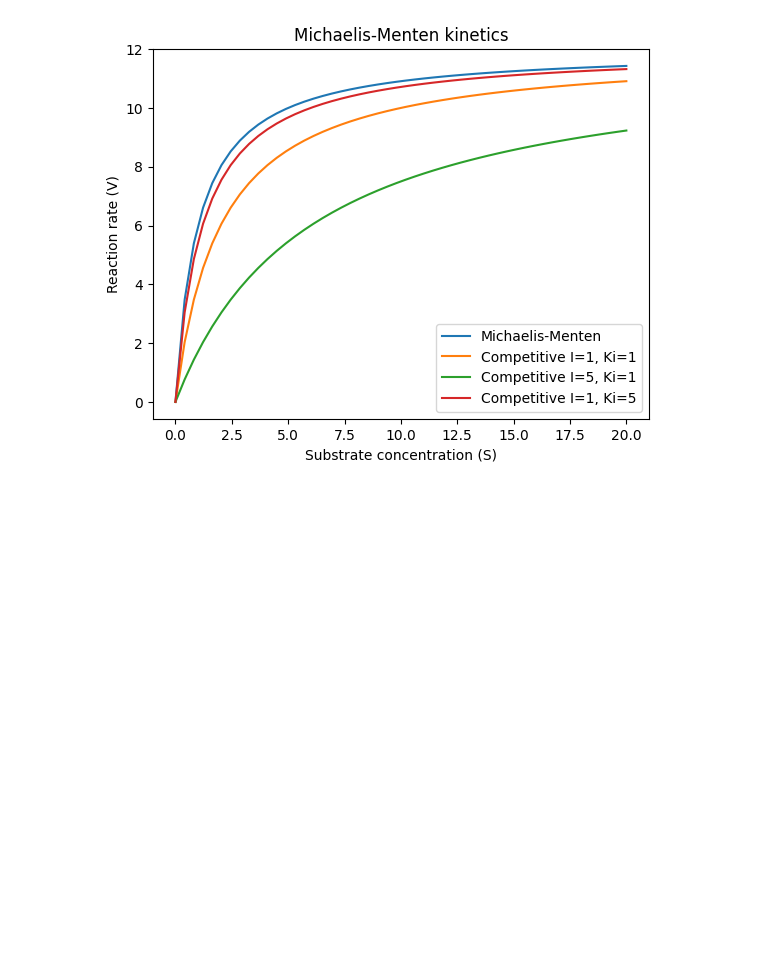
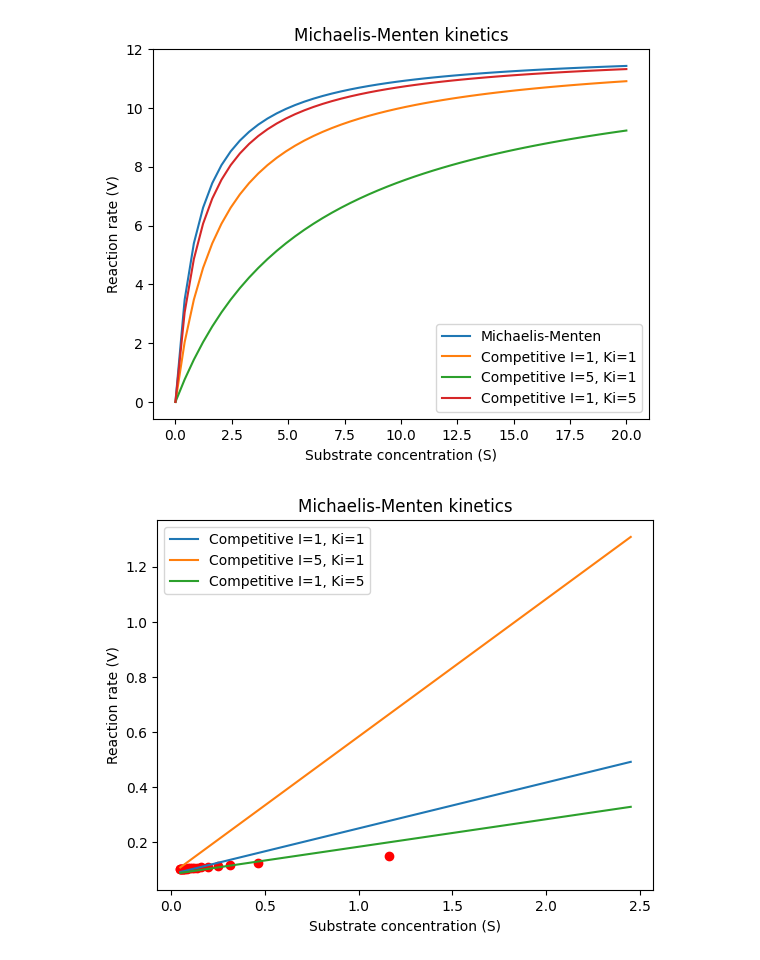
Before and after one commit to sachagijsbers/comp_bio, a Jupyter notebook: lawofmass.ipynb, the cells around one changed output. Drawn from its saved outputs; the diff is of its cells as text; code cells hidden in the pictures; blank space fills up the shorter version.

```diff
--- a/lawofmass.ipynb
+++ b/lawofmass.ipynb
@@ -207,6 +207,18 @@ plt.title('Michaelis-Menten kinetics')
 plt.show()
 # %% [output]
 [figure]
+# %%
+plt.plot(1/S_data_array, 1/V_data_array, 'ro')
+plt.plot(1/S_list, 1/V_list_2, label='Competitive I=1, Ki=1')
+plt.plot(1/S_list, 1/V_list_3, label='Competitive I=5, Ki=1')
+plt.plot(1/S_list, 1/V_list_4, label='Competitive I=1, Ki=5')
+plt.legend()
+plt.xlabel('Substrate concentration (S)')
+plt.ylabel('Reaction rate (V)')
+plt.title('Michaelis-Menten kinetics')
+plt.show()
+# %% [output]
+[figure, added]
 # %%
 S_list = np.linspace(0, 20, 50)
 V_list_1 = michaelis_menten(S_list, 1, 12)
```
Also changed, not shown: parts of 5 cells of this notebook.
